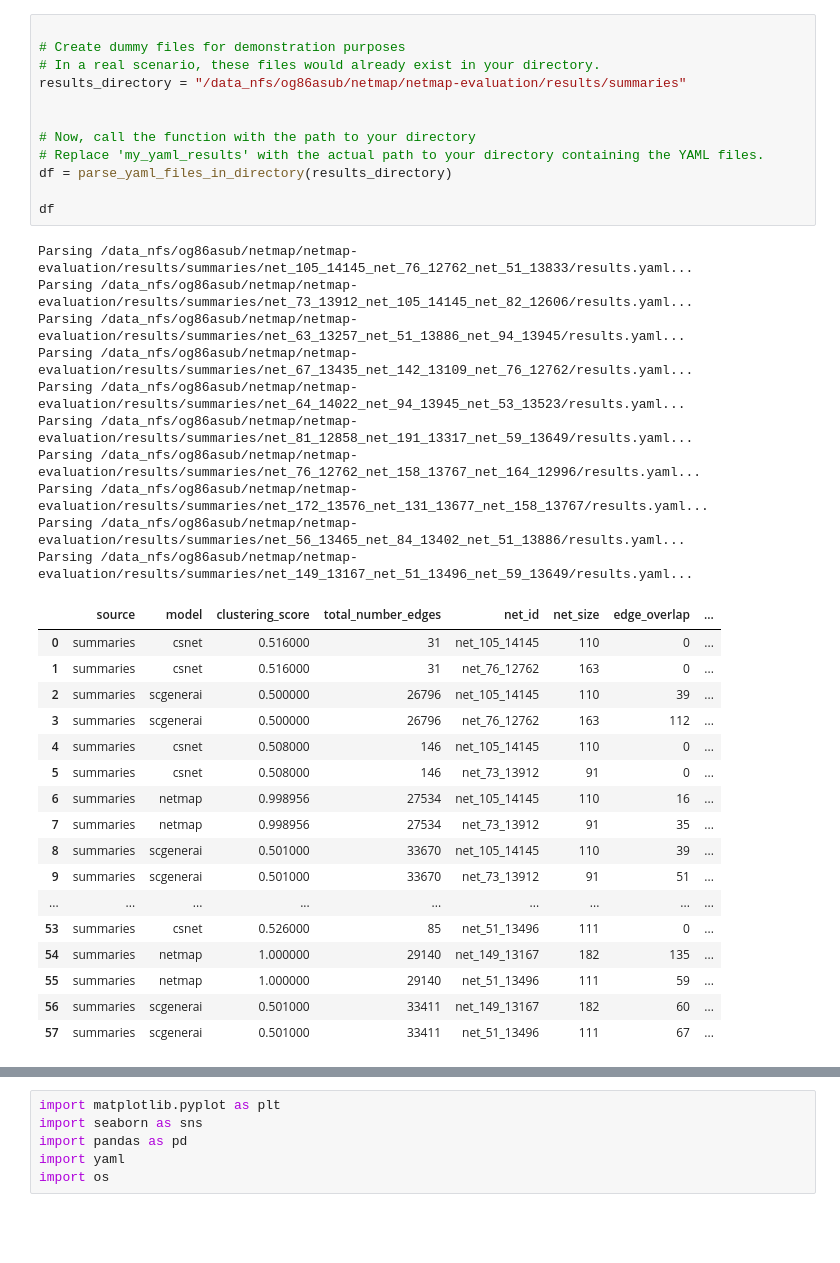
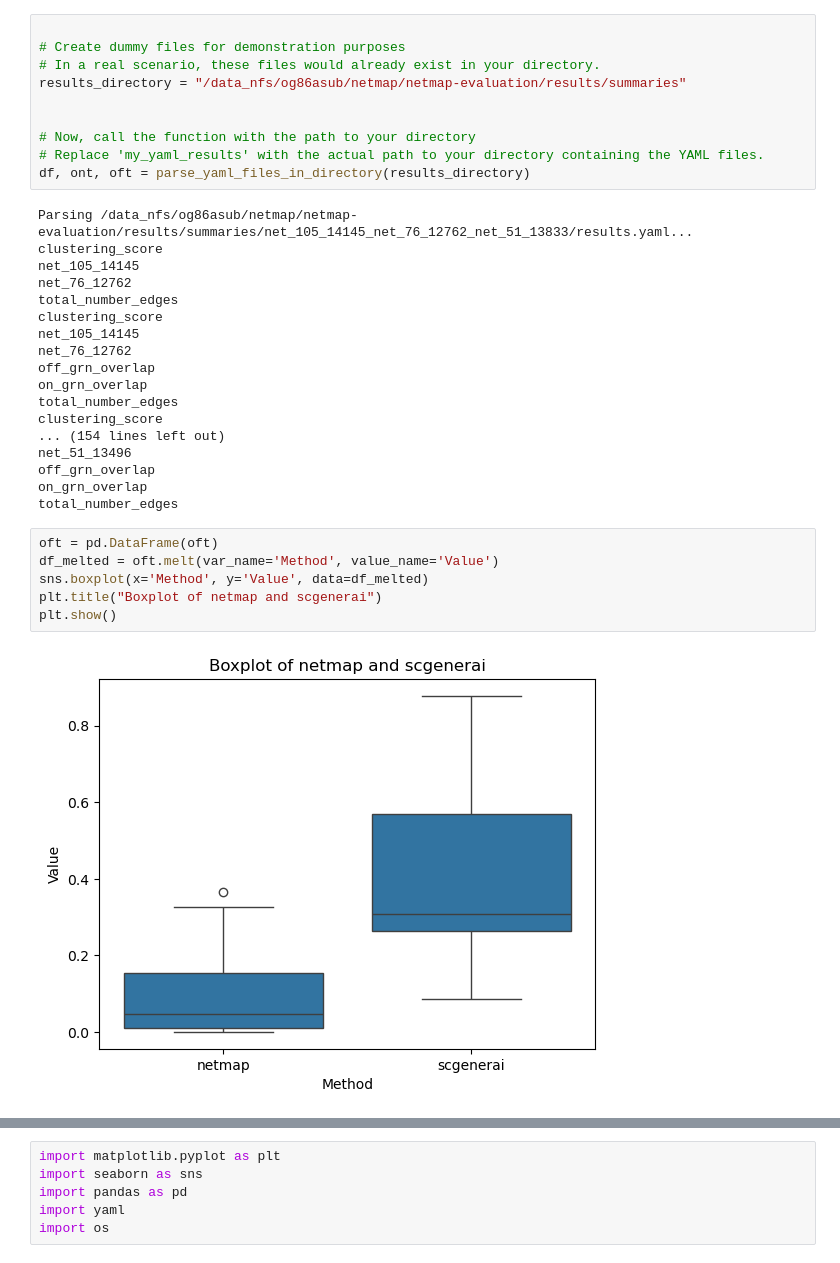
Before and after one commit to bionetslab/netmap-evaluation, a Jupyter notebook: src/evaluation/aggregated_results.ipynb, the cells around one changed output, grey strips where cells are left out. Drawn from its saved outputs; the diff is of its cells as text; blank space fills up the shorter version.

Commit message:
more evaluations

```diff
--- a/src/evaluation/aggregated_results.ipynb
+++ b/src/evaluation/aggregated_results.ipynb
@@ -101,34 +142,30 @@ results_directory = "/data_nfs/og86asub/netmap/netmap-evaluation/results/summari
 
 # Now, call the function with the path to your directory
 # Replace 'my_yaml_results' with the actual path to your directory containing the YAML files.
-df = parse_yaml_files_in_directory(results_directory)
-
-df
+df, ont, oft = parse_yaml_files_in_directory(results_directory)
 # %% [output]
 Parsing /data_nfs/og86asub/netmap/netmap-evaluation/results/summaries/net_105_14145_net_76_12762_net_51_13833/results.yaml...
-Parsing /data_nfs/og86asub/netmap/netmap-evaluation/results/summaries/net_73_13912_net_105_14145_net_82_12606/results.yaml...
-Parsing /data_nfs/og86asub/netmap/netmap-evaluation/results/summaries/net_63_13257_net_51_13886_net_94_13945/results.yaml...
-Parsing /data_nfs/og86asub/netmap/netmap-evaluation/results/summaries/net_67_13435_net_142_13109_net_76_12762/results.yaml...
-Parsing /data_nfs/og86asub/netmap/netmap-evaluation/results/summaries/net_64_14022_net_94_13945_net_53_13523/results.yaml...
-Parsing /data_nfs/og86asub/netmap/netmap-evaluation/results/summaries/net_81_12858_net_191_13317_net_59_13649/results.yaml...
-Parsing /data_nfs/og86asub/netmap/netmap-evaluation/results/summaries/net_76_12762_net_158_13767_net_164_12996/results.yaml...
-Parsing /data_nfs/og86asub/netmap/netmap-evaluation/results/summaries/net_172_13576_net_131_13677_net_158_13767/results.yaml...
-Parsing /data_nfs/og86asub/netmap/netmap-evaluation/results/summaries/net_56_13465_net_84_13402_net_51_13886/results.yaml...
-Parsing /data_nfs/og86asub/netmap/netmap-evaluation/results/summaries/net_149_13167_net_51_13496_net_59_13649/results.yaml...
+clustering_score
+net_105_14145
+net_76_12762
+total_number_edges
+clustering_score
+net_105_14145
+net_76_12762
+off_grn_overlap
+on_grn_overlap
+total_number_edges
+clustering_score
+... (154 lines left out)
+net_51_13496
+off_grn_overlap
+on_grn_overlap
+total_number_edges
-|  | source | model | clustering_score | total_number_edges | net_id | net_size | edge_overlap | ... |
-| 0 | summaries | csnet | 0.516000 | 31 | net_105_14145 | 110 | 0 | ... |
-| 1 | summaries | csnet | 0.516000 | 31 | net_76_12762 | 163 | 0 | ... |
-| 2 | summaries | scgenerai | 0.500000 | 26796 | net_105_14145 | 110 | 39 | ... |
-| 3 | summaries | scgenerai | 0.500000 | 26796 | net_76_12762 | 163 | 112 | ... |
-| 4 | summaries | csnet | 0.508000 | 146 | net_105_14145 | 110 | 0 | ... |
-| 5 | summaries | csnet | 0.508000 | 146 | net_73_13912 | 91 | 0 | ... |
-| 6 | summaries | netmap | 0.998956 | 27534 | net_105_14145 | 110 | 16 | ... |
-| 7 | summaries | netmap | 0.998956 | 27534 | net_73_13912 | 91 | 35 | ... |
-| 8 | summaries | scgenerai | 0.501000 | 33670 | net_105_14145 | 110 | 39 | ... |
-| 9 | summaries | scgenerai | 0.501000 | 33670 | net_73_13912 | 91 | 51 | ... |
-| ... | ... | ... | ... | ... | ... | ... | ... | ... |
-| 53 | summaries | csnet | 0.526000 | 85 | net_51_13496 | 111 | 0 | ... |
-| 54 | summaries | netmap | 1.000000 | 29140 | net_149_13167 | 182 | 135 | ... |
-| 55 | summaries | netmap | 1.000000 | 29140 | net_51_13496 | 111 | 59 | ... |
-| 56 | summaries | scgenerai | 0.501000 | 33411 | net_149_13167 | 182 | 60 | ... |
-| 57 | summaries | scgenerai | 0.501000 | 33411 | net_51_13496 | 111 | 67 | ... |
+# %%
+oft = pd.DataFrame(oft)
+df_melted = oft.melt(var_name='Method', value_name='Value')
+sns.boxplot(x='Method', y='Value', data=df_melted)
+plt.title("Boxplot of netmap and scgenerai")
+plt.show()
+# %% [output]
+[figure, added]
```
Also changed, not shown: parts of 7 cells of this notebook, 8 other files.
